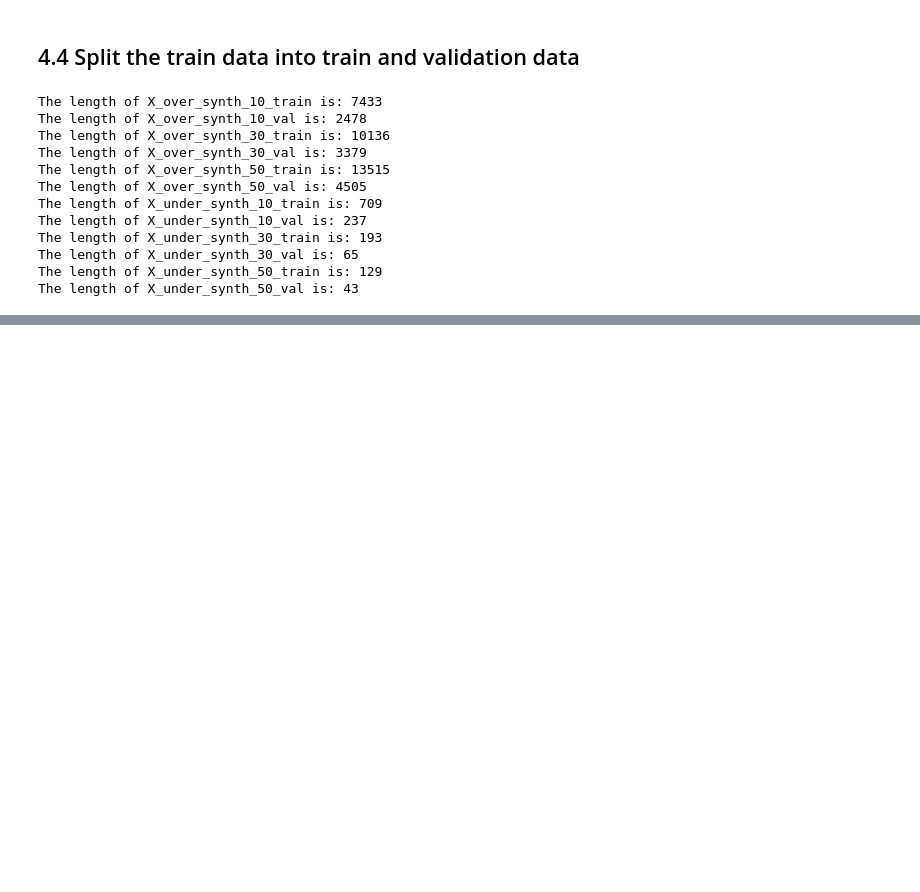
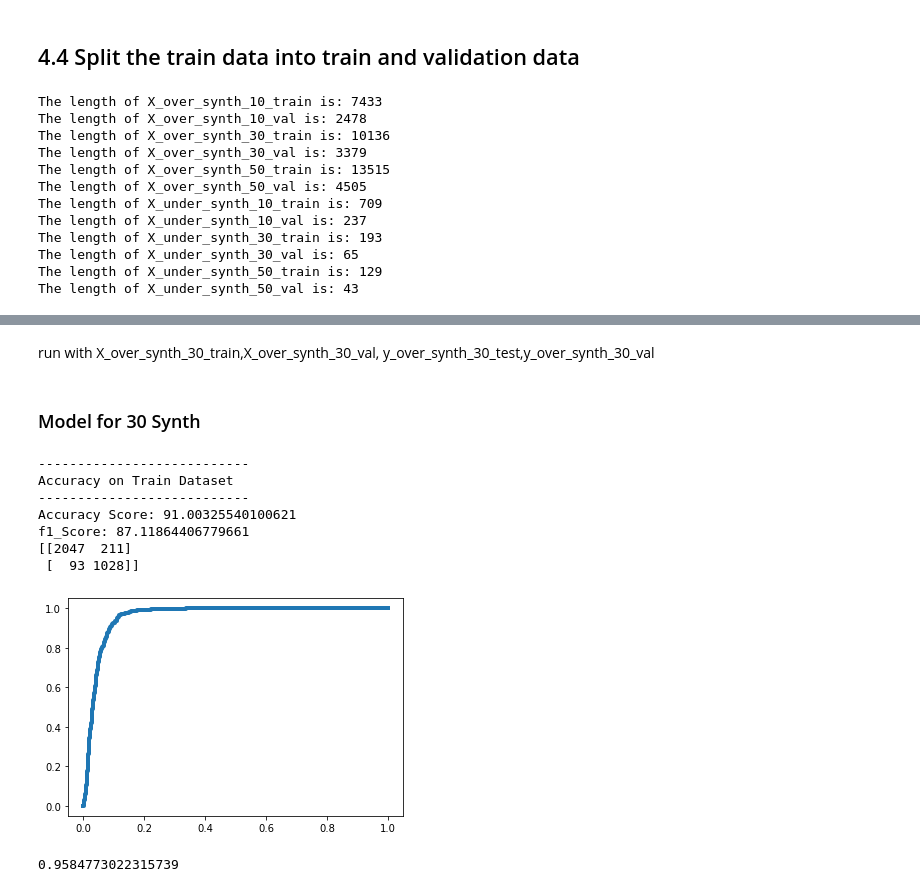
Before and after one commit to ba-group-projects/insurance-fraud-detection, a Jupyter notebook: main-update.ipynb, the cells around one changed output, grey strips where cells are left out. Drawn from its saved outputs; the diff is of its cells as text; code cells hidden in the pictures; blank space fills up the shorter version.

```diff
--- a/main-update.ipynb
+++ b/main-update.ipynb
@@ -877,9 +877,9 @@ class TrainModel:
         self.fit()
         return self.evaluate()
 # %%
-res_list = [] # FIXME
-for X_train,y_train in zip([X_over_synth_10,X_over_synth_30,X_over_synth_50,X_under_synth_10,X_under_synth_30,X_under_synth_50], [y_over_synth_10,y_over_synth_30,y_over_synth_50,y_under_synth_10,y_under_synth_30,y_under_synth_50]):
-    tm = TrainModel(X_train,y_train,early_stopping_cb=True,alpha=2)
-    res = tm.run()
-    res_list.append(res)
+# res_list = [] # FIXME
+# for X_train,y_train in zip([X_over_synth_10,X_over_synth_30,X_over_synth_50,X_under_synth_10,X_under_synth_30,X_under_synth_50], [y_over_synth_10,y_over_synth_30,y_over_synth_50,y_under_synth_10,y_under_synth_30,y_under_synth_50]):
+#     tm = TrainModel(X_train,y_train,early_stopping_cb=True,alpha=2)
+#     res = tm.run()
+#     res_list.append(res)
 # %% [output]
@@ -917,0 +934,44 @@ res_list
+# %% [markdown]
+run with X_over_synth_30_train,X_over_synth_30_val, y_over_synth_30_test,y_over_synth_30_val
+# %%
+# Function for LogisticRegression
+
+def LogisticRegressionModel(X_train, y_train):
+    lr = LogisticRegression(max_iter=300)
+    lr.fit(X_train, y_train)
+    return lr
+# %%
+# Function for Predicting the score
+
+def ModelPerformance(model, X_test, y_test):
+    predlr = model.predict(X_test)
+    print("Accuracy Score: {}".format(accuracy_score(y_test, predlr)*100))
+    print("f1_Score: {}".format(f1_score(y_test, predlr)*100))
+    print(confusion_matrix(y_test, predlr))
+# %%
+def Model_ROC_AUC(model, x, y):
+    Y_probs=model.predict_proba(x)[:,1]
+    fpr, tpr, thresholds = metrics.roc_curve(y,Y_probs)
+    pyplot.plot(fpr, tpr, linewidth=4)
+    plt.show()
+    print(roc_auc_score(y,Y_probs))
+# %% [markdown]
+### Model for 30 Synth
+# %%
+print("---------------------------")
+print("Accuracy on Train Dataset")
+print("---------------------------")
+
+lr_30 = LogisticRegressionModel(X_over_synth_30_train, y_over_synth_30_train)
+ModelPerformance(lr_30, X_over_synth_30_val, y_over_synth_30_val)
+Model_ROC_AUC(lr_30, X_over_synth_30_val, y_over_synth_30_val)
+# %% [output]
+---------------------------
+Accuracy on Train Dataset
+---------------------------
+Accuracy Score: 91.00325540100621
+f1_Score: 87.11864406779661
+[[2047  211]
+ [  93 1028]]
+[figure, added]
+0.9584773022315739
```
Also changed, not shown: parts of 43 cells of this notebook, 8 other files.
